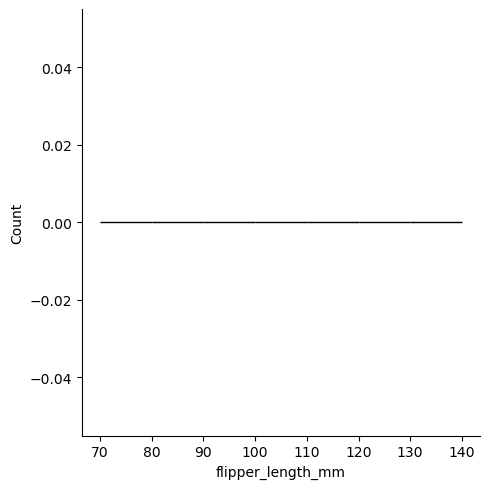
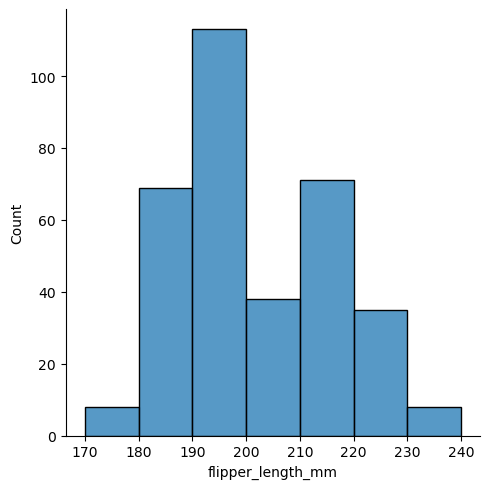
The notebook cell's code change between the first figure and the second:
--- before
+++ after
@@ -1,2 +1,2 @@
-sns.displot(df1['flipper_length_mm'], bins=[70,80,90,100,110,120,130,140])
+sns.displot(df1['flipper_length_mm'], bins=[170,180,190,200,210,220,230,240])
 plt.show()

Commit: updated